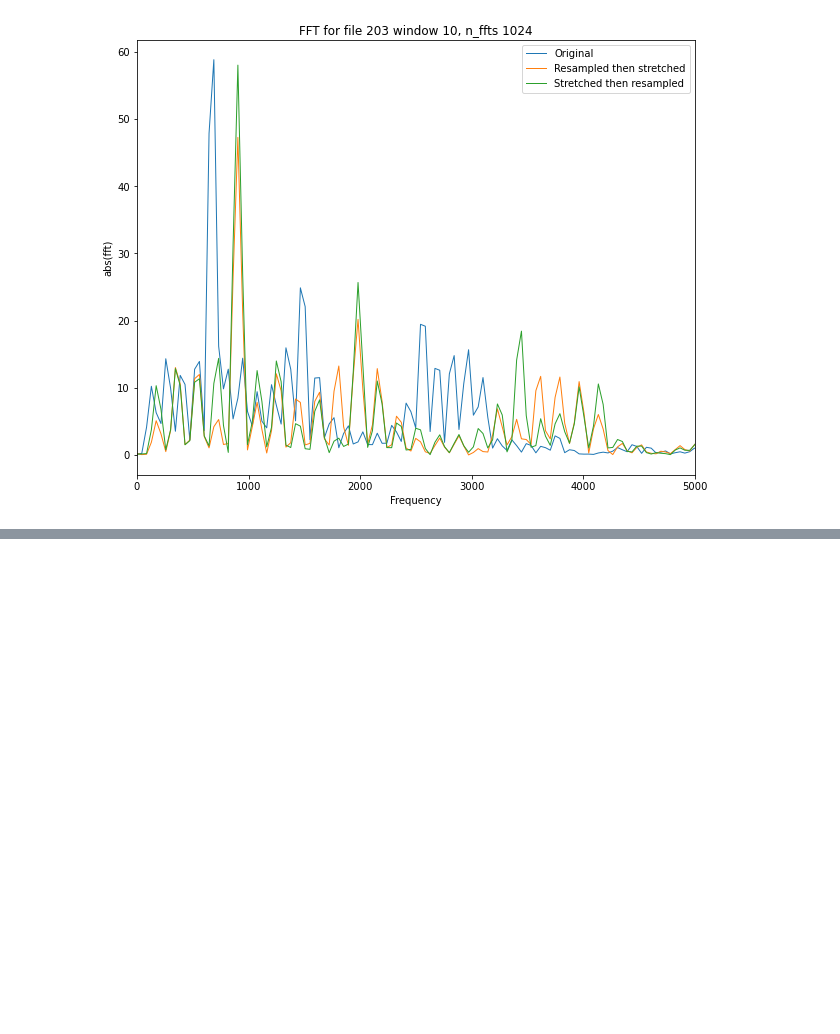
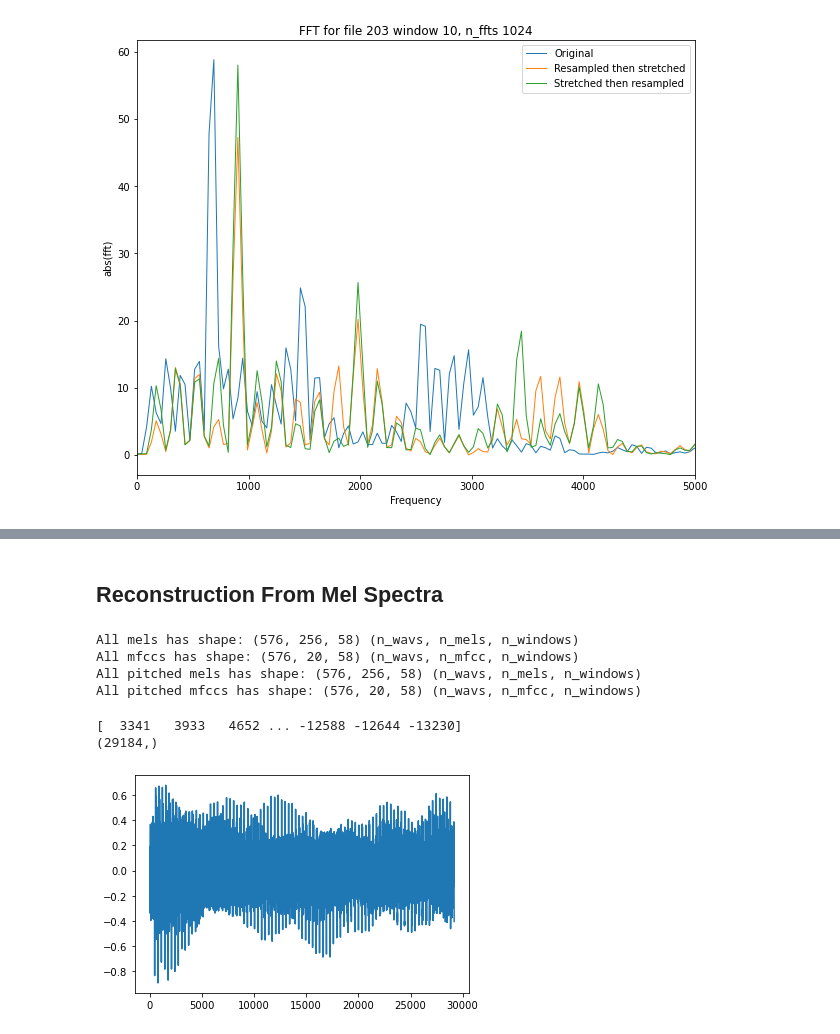
Before and after one commit to zioul123/VocalPitchModulator, a Jupyter notebook: Pitch Up Recreation Attempts.ipynb, the cells around one changed output, grey strips where cells are left out. Drawn from its saved outputs; the diff is of its cells as text; code cells hidden in the pictures; blank space fills up the shorter version.

```diff
--- a/Pitch Up Recreation Attempts.ipynb
+++ b/Pitch Up Recreation Attempts.ipynb
@@ -364,0 +339,40 @@ print(gl_abs_waveform.shape)
+# %% [markdown]
+## Reconstruction From Mel Spectra
+# %%
+#
+# Mel Spectrograms
+#
+
+all_mels, all_mfcc = map(np.array, map(list, zip(*
+                         [ ffts_to_mel(ffts, win_length=n_ffts, n_mels=n_mels, n_mfcc=n_mfcc)
+                           for ffts in all_spectrograms ])))
+all_pitched_mels, all_pitched_mfcc = map(np.array, map(list, zip(*
+                         [ ffts_to_mel(ffts, win_length=n_ffts, n_mels=n_mels, n_mfcc=n_mfcc)
+                           for ffts in all_pitched_spectra ])))
+
+
+print("All mels has shape: {} (n_wavs, n_mels, n_windows)".format(all_mels.shape))
+print("All mfccs has shape: {} (n_wavs, n_mfcc, n_windows)".format(all_mfcc.shape))
+print("All pitched mels has shape: {} (n_wavs, n_mels, n_windows)".format(all_pitched_mels.shape))
+print("All pitched mfccs has shape: {} (n_wavs, n_mfcc, n_windows)".format(all_pitched_mfcc.shape))
+# %% [output]
+All mels has shape: (576, 256, 58) (n_wavs, n_mels, n_windows)
+All mfccs has shape: (576, 20, 58) (n_wavs, n_mfcc, n_windows)
+All pitched mels has shape: (576, 256, 58) (n_wavs, n_mels, n_windows)
+All pitched mfccs has shape: (576, 20, 58) (n_wavs, n_mfcc, n_windows)
+# %%
+# Original signal with griffinlim from mel
+gl_abs_waveform = librosa.feature.inverse.mel_to_audio(all_mels[wavIdx], sr=44100, n_fft=n_ffts,
+                                                       hop_length=compute_hop_length(n_ffts, overlap),
+                                                       win_length=n_ffts)
+
+print(np.array(gl_abs_waveform * np.iinfo(np.int16).max, dtype=np.int16))
+sio.wavfile.write('Mel GL(Mel(ABS)) {} {} {} {} {}.wav'
+                  .format(label_to_vowel[vIdx], noteidx_to_pitch[pIdx], n_ffts, n_mels, overlap), 44100, gl_abs_waveform)
+plt.figure()
+plt.plot(gl_abs_waveform)
+print(gl_abs_waveform.shape)
+# %% [output]
+[  3341   3933   4652 ... -12588 -12644 -13230]
+(29184,)
+[figure, added]
```
Also changed, not shown: parts of 5 cells of this notebook.
